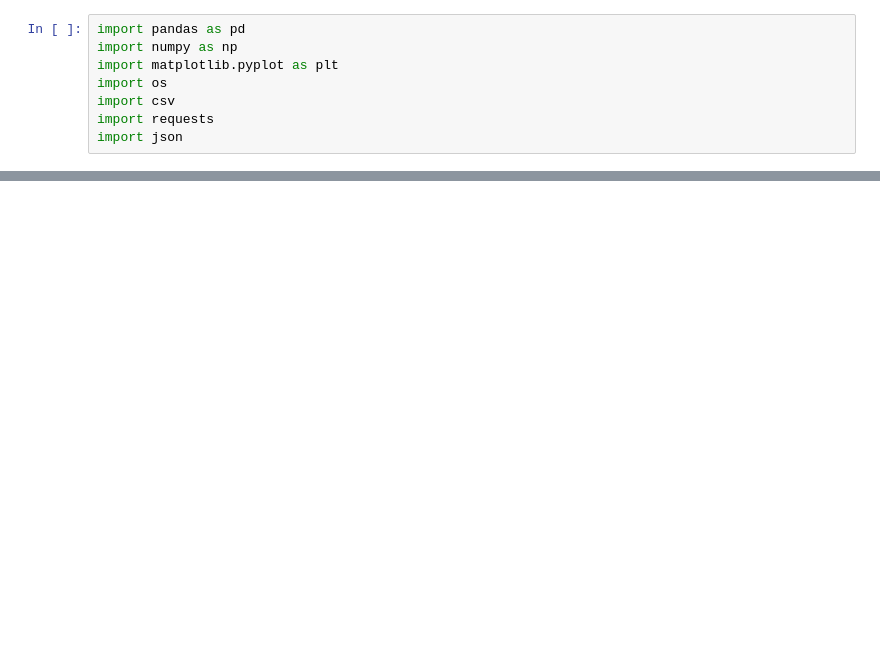
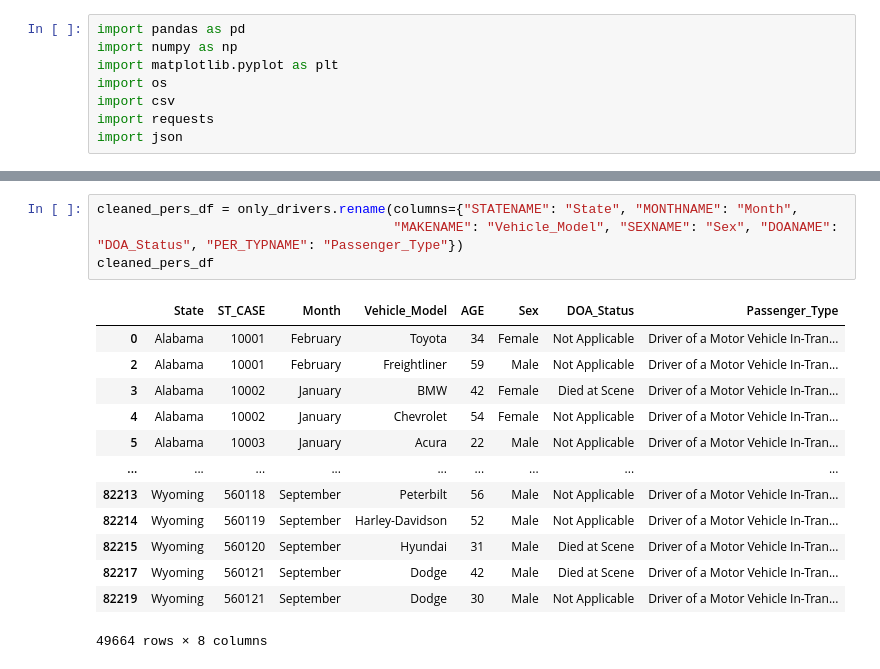
Before and after one commit to tommyjohnny36/Crash-Dummies-2.0, a Jupyter notebook: people_df.ipynb, the cells around one changed output, grey strips where cells are left out. Drawn from its saved outputs; the diff is of its cells as text; blank space fills up the shorter version.

```diff
--- a/people_df.ipynb
+++ b/people_df.ipynb
@@ -31,0 +120,18 @@ person_df.head()
+# %%
+cleaned_pers_df = only_drivers.rename(columns={"STATENAME": "State", "MONTHNAME": "Month",
+                                      "MAKENAME": "Vehicle_Model", "SEXNAME": "Sex", "DOANAME": "DOA_Status", "PER_TYPNAME": "Passenger_Type"})
+cleaned_pers_df
+# %% [output]
+|  | State | ST_CASE | Month | Vehicle_Model | AGE | Sex | DOA_Status | Passenger_Type |
+| 0 | Alabama | 10001 | February | Toyota | 34 | Female | Not Applicable | Driver of a Motor Vehicle In-Tran... |
+| 2 | Alabama | 10001 | February | Freightliner | 59 | Male | Not Applicable | Driver of a Motor Vehicle In-Tran... |
+| 3 | Alabama | 10002 | January | BMW | 42 | Female | Died at Scene | Driver of a Motor Vehicle In-Tran... |
+| 4 | Alabama | 10002 | January | Chevrolet | 54 | Female | Not Applicable | Driver of a Motor Vehicle In-Tran... |
+| 5 | Alabama | 10003 | January | Acura | 22 | Male | Not Applicable | Driver of a Motor Vehicle In-Tran... |
+| ... | ... | ... | ... | ... | ... | ... | ... | ... |
+| 82213 | Wyoming | 560118 | September | Peterbilt | 56 | Male | Not Applicable | Driver of a Motor Vehicle In-Tran... |
+| 82214 | Wyoming | 560119 | September | Harley-Davidson | 52 | Male | Not Applicable | Driver of a Motor Vehicle In-Tran... |
+| 82215 | Wyoming | 560120 | September | Hyundai | 31 | Male | Died at Scene | Driver of a Motor Vehicle In-Tran... |
+| 82217 | Wyoming | 560121 | September | Dodge | 42 | Male | Died at Scene | Driver of a Motor Vehicle In-Tran... |
+| 82219 | Wyoming | 560121 | September | Dodge | 30 | Male | Not Applicable | Driver of a Motor Vehicle In-Tran... |
+49664 rows × 8 columns
```
Also changed, not shown: parts of 14 cells of this notebook, 1 other file.
